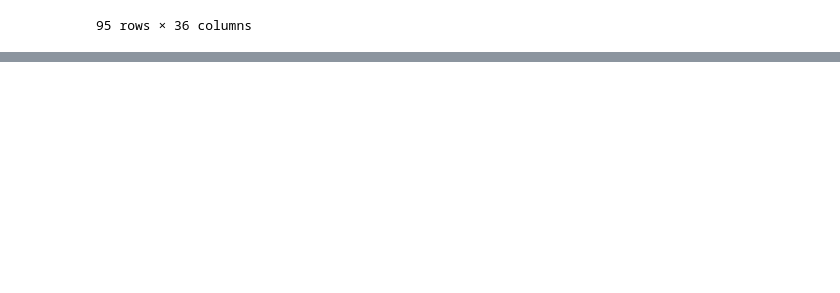
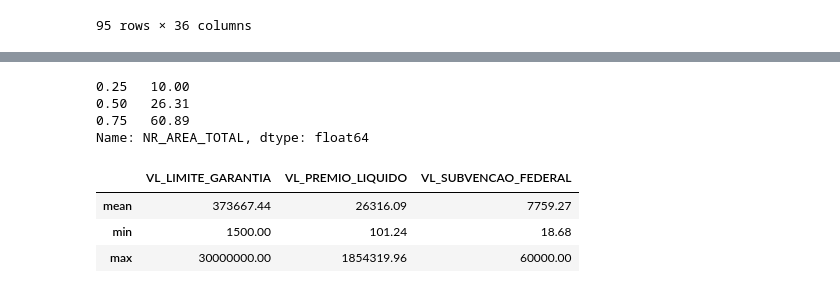
Before and after one commit to AlanthiasCO/seguro_rural_2024, a Jupyter notebook: etapa_etl.ipynb, the cells around one changed output, grey strips where cells are left out. Drawn from its saved outputs; the diff is of its cells as text; code cells hidden in the pictures; blank space fills up the shorter version.

```diff
--- a/etapa_etl.ipynb
+++ b/etapa_etl.ipynb
@@ -198,0 +220,18 @@ df_br.loc[df_br['NM_MUNICIPIO_PROPRIEDADE'] == 'Varginha']
+# %%
+df_br['NR_AREA_TOTAL'].quantile([0.25, 0.5, 0.75])
+# %% [output]
+0.25   10.00
+0.50   26.31
+0.75   60.89
+Name: NR_AREA_TOTAL, dtype: float64
+# %%
+df_br[['VL_LIMITE_GARANTIA',
+     'VL_PREMIO_LIQUIDO',
+     'VL_SUBVENCAO_FEDERAL']].agg(['mean',
+                                   'min',
+                                   'max'])
+# %% [output]
+|  | VL_LIMITE_GARANTIA | VL_PREMIO_LIQUIDO | VL_SUBVENCAO_FEDERAL |
+| mean | 373667.44 | 26316.09 | 7759.27 |
+| min | 1500.00 | 101.24 | 18.68 |
+| max | 30000000.00 | 1854319.96 | 60000.00 |
```
Also changed, not shown: parts of 24 cells of this notebook.
